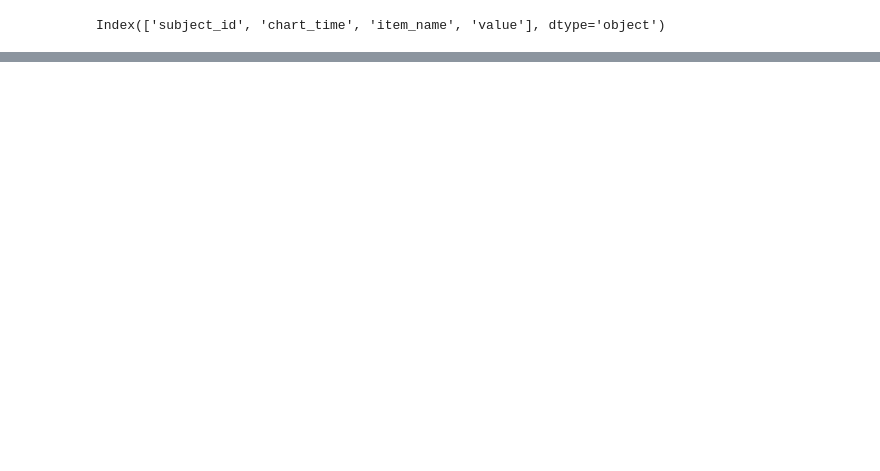
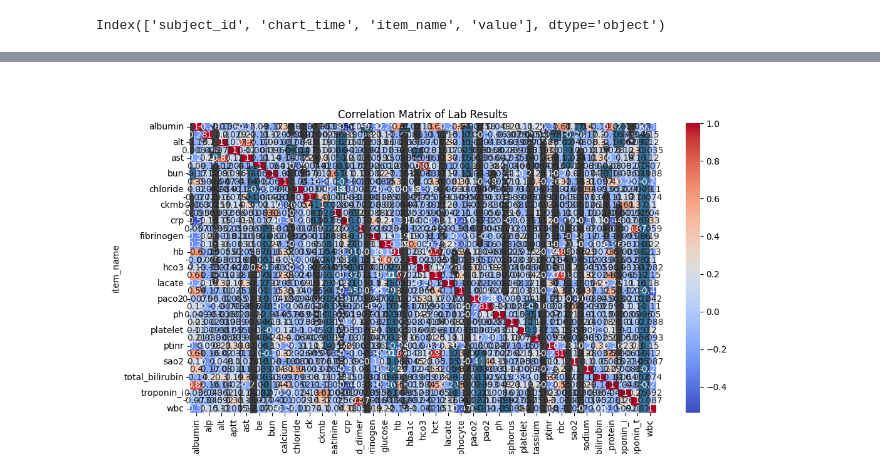
Before and after one commit to sonjababac/Data-Science-for-EWS-in-Postoperative-Care-PhD-year-1, a Jupyter notebook: INSPIRE/INSPIRE_data_analysis/data exploration INSPIRE labs.ipynb, the cells around one changed output, grey strips where cells are left out. Saved outputs shown, nothing was run; the diff lists cells and outputs as text; code cells hidden in the pictures; blank space fills up the shorter version.

```diff
--- a/INSPIRE/INSPIRE_data_analysis/data exploration INSPIRE labs.ipynb
+++ b/INSPIRE/INSPIRE_data_analysis/data exploration INSPIRE labs.ipynb
@@ -89,0 +246,11 @@ Index(['subject_id', 'chart_time', 'item_name', 'value'], dtype='object')
+# %%
+# Pivot the dataframe to have one row per subject_id and lab tests as columns
+lab_pivot = df_labs.pivot_table(index='subject_id', columns='item_name', values='value')
+corr = lab_pivot.corr()
+
+# Use seaborn to plot a heatmap of correlations
+sns.heatmap(corr, annot=True, cmap='coolwarm')
+plt.title('Correlation Matrix of Lab Results')
+plt.show()
+# %% [output]
+[figure, added]
```
Also changed, not shown: parts of 13 cells of this notebook, 2 other files.
